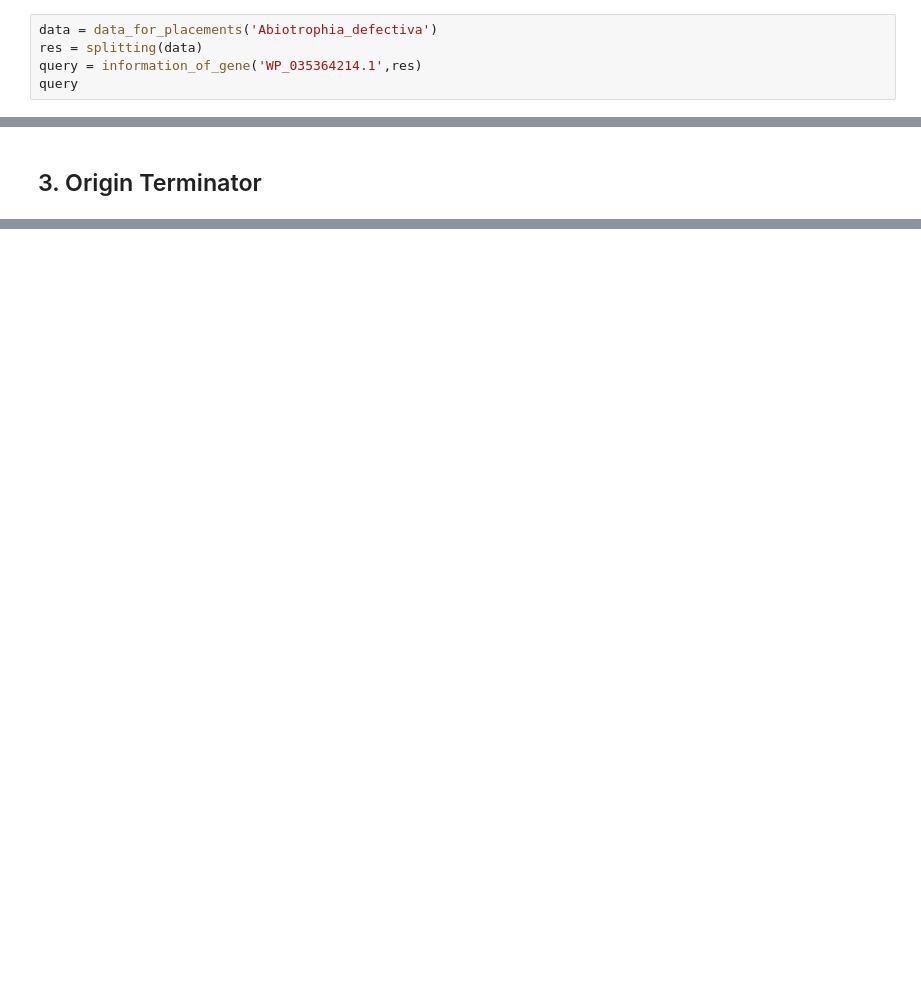
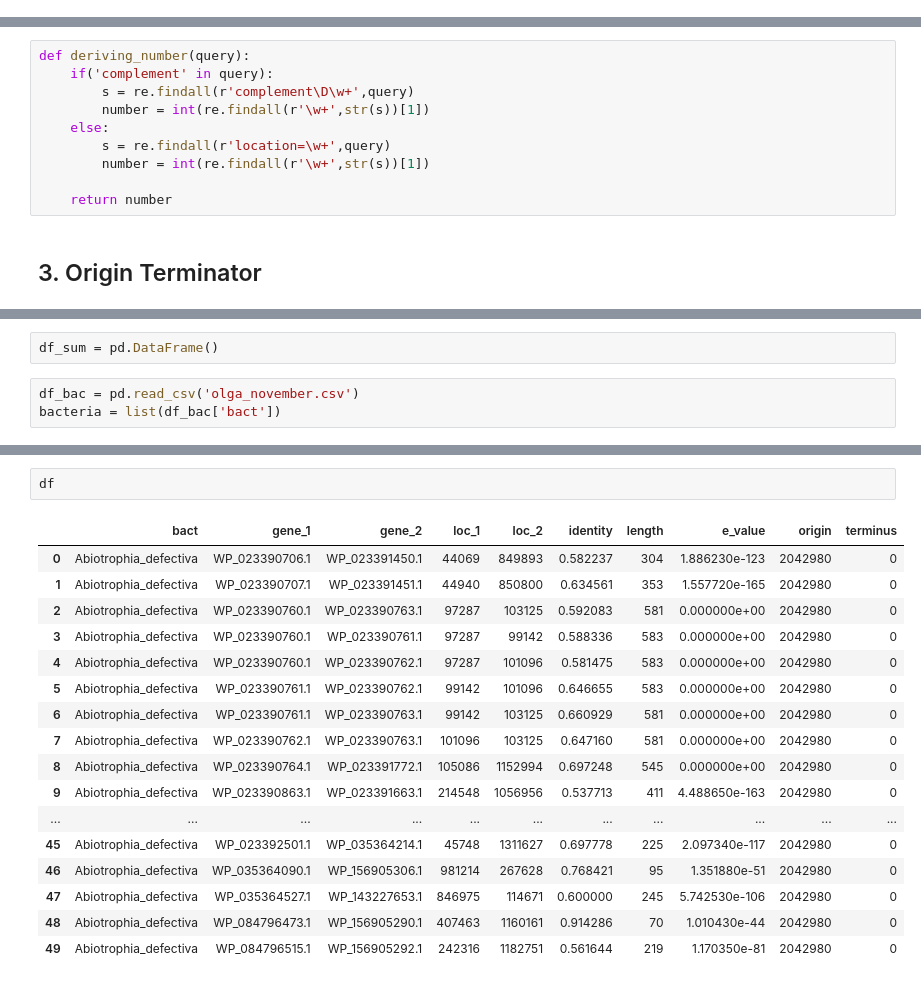
Before and after one commit to Kolessov/Paralogs-genes-IST, a Jupyter notebook: Olga_january.ipynb, the cells around one changed output, grey strips where cells are left out. Saved outputs shown, nothing was run; the diff lists cells and outputs as text; blank space fills up the shorter version.

```diff
--- a/Olga_january.ipynb
+++ b/Olga_january.ipynb
@@ -333,5 +329,0 @@ def location_of_gene(element):
-# %%
-data = data_for_placements('Abiotrophia_defectiva')
-res = splitting(data)
-query = information_of_gene('WP_035364214.1',res)
-query
@@ -347,2 +330,12 @@ re.findall(r'location=\w+',query)
+# %%
+def deriving_number(query):
+    if('complement' in query):
+        s = re.findall(r'complement\D\w+',query)
+        number = int(re.findall(r'\w+',str(s))[1])
+    else:
+        s = re.findall(r'location=\w+',query)
+        number = int(re.findall(r'\w+',str(s))[1])
+
+    return number
 # %% [markdown]
 ## 3. Origin Terminator
@@ -348,0 +657,5 @@ re.findall(r'location=\w+',query)
+# %%
+df_sum = pd.DataFrame()
+# %%
+df_bac = pd.read_csv('olga_november.csv')
+bacteria = list(df_bac['bact'])
@@ -348,0 +714,20 @@ re.findall(r'location=\w+',query)
+# %%
+df
+# %% [output]
+|  | bact | gene_1 | gene_2 | loc_1 | loc_2 | identity | length | e_value | origin | terminus |
+| 0 | Abiotrophia_defectiva | WP_023390706.1 | WP_023391450.1 | 44069 | 849893 | 0.582237 | 304 | 1.886230e-123 | 2042980 | 0 |
+| 1 | Abiotrophia_defectiva | WP_023390707.1 | WP_023391451.1 | 44940 | 850800 | 0.634561 | 353 | 1.557720e-165 | 2042980 | 0 |
+| 2 | Abiotrophia_defectiva | WP_023390760.1 | WP_023390763.1 | 97287 | 103125 | 0.592083 | 581 | 0.000000e+00 | 2042980 | 0 |
+| 3 | Abiotrophia_defectiva | WP_023390760.1 | WP_023390761.1 | 97287 | 99142 | 0.588336 | 583 | 0.000000e+00 | 2042980 | 0 |
+| 4 | Abiotrophia_defectiva | WP_023390760.1 | WP_023390762.1 | 97287 | 101096 | 0.581475 | 583 | 0.000000e+00 | 2042980 | 0 |
+| 5 | Abiotrophia_defectiva | WP_023390761.1 | WP_023390762.1 | 99142 | 101096 | 0.646655 | 583 | 0.000000e+00 | 2042980 | 0 |
+| 6 | Abiotrophia_defectiva | WP_023390761.1 | WP_023390763.1 | 99142 | 103125 | 0.660929 | 581 | 0.000000e+00 | 2042980 | 0 |
+| 7 | Abiotrophia_defectiva | WP_023390762.1 | WP_023390763.1 | 101096 | 103125 | 0.647160 | 581 | 0.000000e+00 | 2042980 | 0 |
+| 8 | Abiotrophia_defectiva | WP_023390764.1 | WP_023391772.1 | 105086 | 1152994 | 0.697248 | 545 | 0.000000e+00 | 2042980 | 0 |
+| 9 | Abiotrophia_defectiva | WP_023390863.1 | WP_023391663.1 | 214548 | 1056956 | 0.537713 | 411 | 4.488650e-163 | 2042980 | 0 |
+| ... | ... | ... | ... | ... | ... | ... | ... | ... | ... | ... |
+| 45 | Abiotrophia_defectiva | WP_023392501.1 | WP_035364214.1 | 45748 | 1311627 | 0.697778 | 225 | 2.097340e-117 | 2042980 | 0 |
+| 46 | Abiotrophia_defectiva | WP_035364090.1 | WP_156905306.1 | 981214 | 267628 | 0.768421 | 95 | 1.351880e-51 | 2042980 | 0 |
+| 47 | Abiotrophia_defectiva | WP_035364527.1 | WP_143227653.1 | 846975 | 114671 | 0.600000 | 245 | 5.742530e-106 | 2042980 | 0 |
+| 48 | Abiotrophia_defectiva | WP_084796473.1 | WP_156905290.1 | 407463 | 1160161 | 0.914286 | 70 | 1.010430e-44 | 2042980 | 0 |
+| 49 | Abiotrophia_defectiva | WP_084796515.1 | WP_156905292.1 | 242316 | 1182751 | 0.561644 | 219 | 1.170350e-81 | 2042980 | 0 |
```
Also changed, not shown: parts of 8 cells of this notebook.
